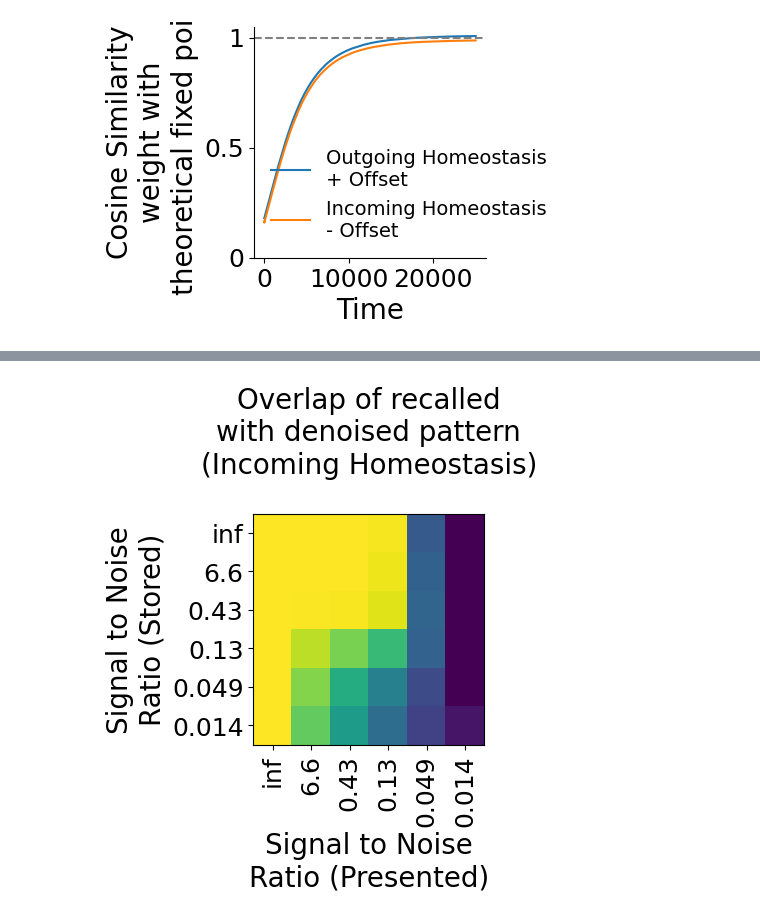
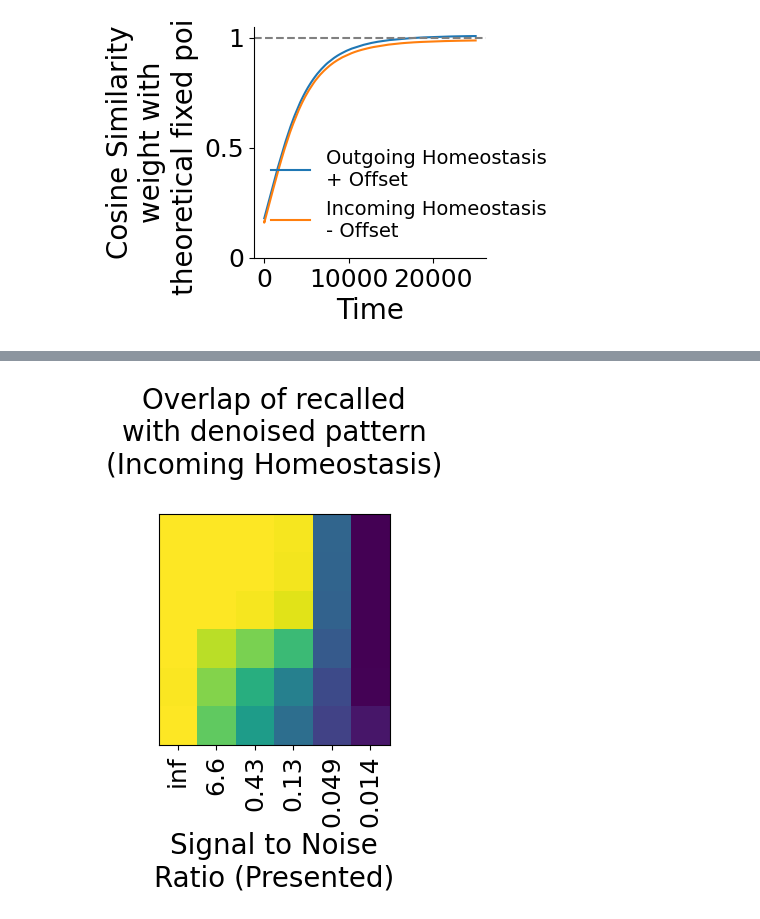
Before and after one commit to albesagonzalez/homeostatic-binary-networks, a Jupyter notebook: Figure_3.ipynb, the cells around one changed output, grey strips where cells are left out. Drawn from its saved outputs; the diff is of its cells as text; code cells hidden in the pictures.

```diff
--- a/Figure_3.ipynb
+++ b/Figure_3.ipynb
@@ -468,17 +467,16 @@ Starting Figure 3 recall - seed0, noise_in20, noise_rec20Starting Figure 3 recal
 # %%
 snr_labels = [f"{x:.2g}" for x in snr_list]
 
 fig = plt.figure(figsize=(3, 3))
 
 plt.title("Overlap of recalled\nwith denoised pattern\n(Incoming Homeostasis)\n", fontsize=20)
 
-plt.imshow(results.reshape(len(snr_list), len(snr_list), 2)[:, :, 0])
+plt.imshow(results.reshape(len(snr_list), len(snr_list), num_seeds, 2).mean(axis=2)[:, :, 0])
 
-plt.ylabel("Signal to Noise\nRatio (Stored)", fontsize=20)
 plt.xlabel("Signal to Noise\nRatio (Presented)", fontsize=20)
 plt.xticks(np.arange(len(snr_labels)), snr_labels, fontsize=18, rotation=90)
-plt.yticks(np.arange(len(snr_labels)), snr_labels, fontsize=18)
+plt.yticks([], fontsize=18)
 
 plt.savefig("Figures/SVG/3F2.svg", dpi=300, transparent=True)
 # %% [output]
-[figure, old version]
+[figure, new version]
```
Also changed, not shown: parts of 5 cells of this notebook, 58 other files.
